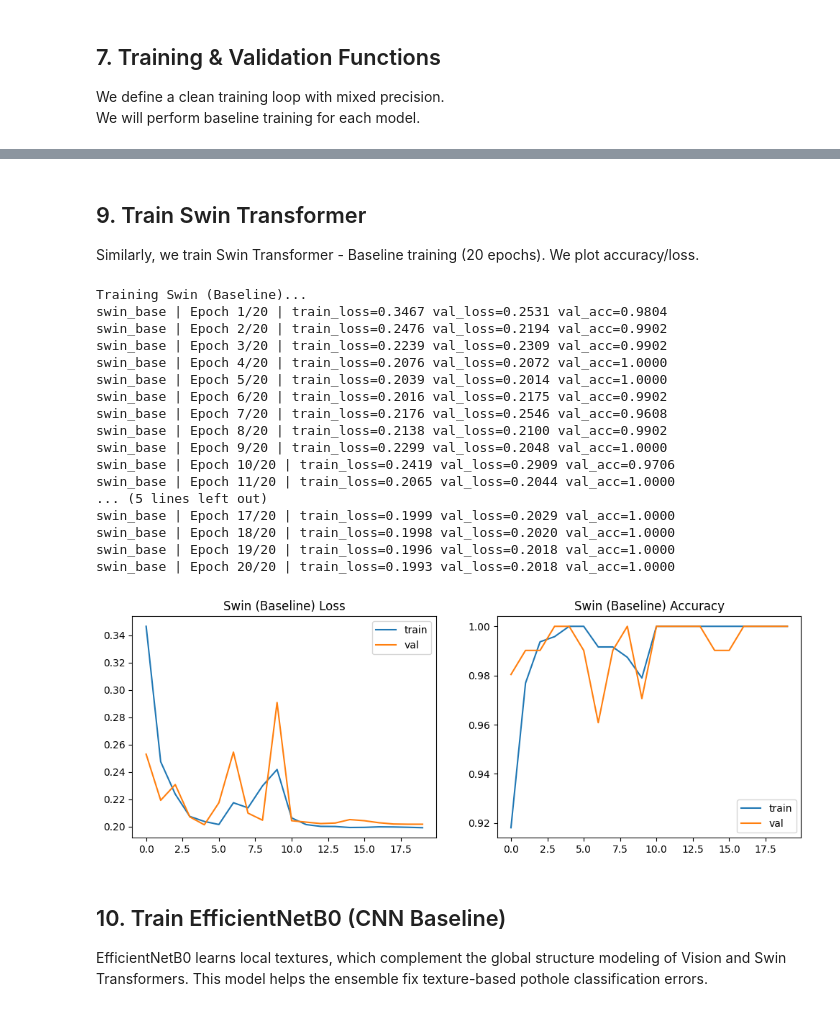
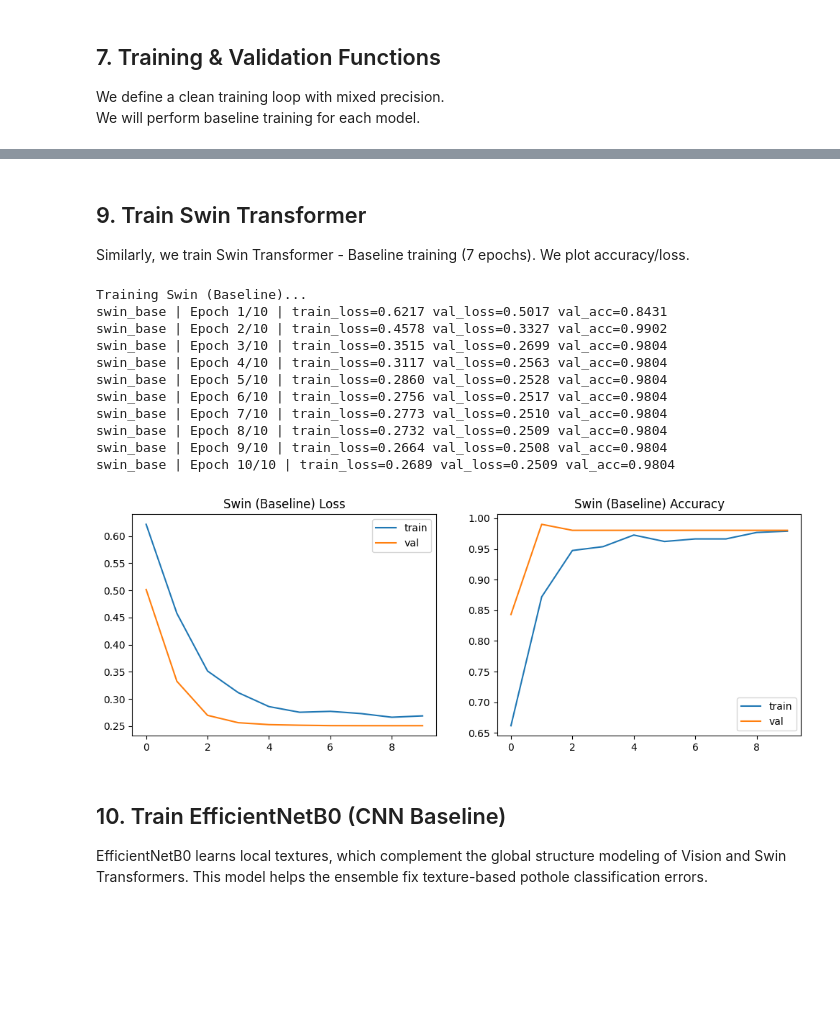
Before and after one commit to sakshammgarg/PotholeDetection, a Jupyter notebook: Model/pothole_pipeline.ipynb, the cells around one changed output, grey strips where cells are left out. Drawn from its saved outputs; the diff is of its cells as text; code cells hidden in the pictures; blank space fills up the shorter version.

```diff
--- a/Model/pothole_pipeline.ipynb
+++ b/Model/pothole_pipeline.ipynb
@@ -293,27 +373,34 @@ def validate(model, loader, criterion):
     )
 
 def fit(model, epochs, lr, run_name):
-    opt = torch.optim.AdamW(model.parameters(), lr=lr, weight_decay=0.05)
-    criterion = nn.CrossEntropyLoss()
+    opt = torch.optim.AdamW(
+    filter(lambda p: p.requires_grad, model.parameters()),
+    lr=3e-4,
+    weight_decay=0.05
+    )
+    criterion = nn.CrossEntropyLoss(label_smoothing=0.1)
     scaler = GradScaler()
 
     hist = {"train_loss":[],"train_acc":[],"val_loss":[],"val_acc":[]}
 
+    MAX_EPOCHS = 10
+    PATIENCE = 2
+
     best_f1 = -1
-    for ep in range(1,epochs+1):
-        tr_l,tr_a,_ = train_epoch(model, train_loader, opt, criterion, scaler)
-        val_l,val_a, val_f1, _ = validate(model, val_loader, criterion)
+    wait = 0
 
-        hist["train_loss"].append(tr_l)
-        hist["train_acc"].append(tr_a)
-        hist["val_loss"].append(val_l)
-        hist["val_acc"].append(val_a)
-
-        print(f"{run_name} | Ep {ep}/{epochs} | tr_loss {tr_l:.4f} val_loss {val_l:.4f} val_acc {val_a:.4f}")
+    for ep in range(1, MAX_EPOCHS + 1):
+        tr_l,tr_a,_ = train_epoch(...)
+        val_l,val_a,val_f1,_ = validate(...)
 
         if val_f1 > best_f1:
             best_f1 = val_f1
+            wait = 0
             torch.save(model.state_dict(), f"models/{run_name}.pth")
+        else:
+            wait += 1
+            if wait >= PATIENCE:
+                break
 
     return hist
 # %% [markdown]
@@ -362,7 +449,11 @@ def fit(model, epochs, lr, run_name):
     model = model.to(device)
 
     criterion = nn.CrossEntropyLoss(label_smoothing=0.1)
-    optimizer = torch.optim.AdamW(model.parameters(), lr=lr, weight_decay=0.05)
+    optimizer = torch.optim.Adam(
+    filter(lambda p: p.requires_grad, model.parameters()),
+    lr=3e-4
+    )
+
     scaler = GradScaler("cuda")
 
     warmup_epochs = 3
@@ -420,12 +511,10 @@ def fit(model, epochs, lr, run_name):
         print(f"{run_name} | Epoch {ep}/{epochs} | "
               f"train_loss={train_loss:.4f} val_loss={val_loss:.4f} val_acc={val_acc:.4f}")
 
-        # Save best model
         if val_f1 > best_f1:
             best_f1 = val_f1
             torch.save(model.state_dict(), f"models/{run_name}.pth")
 
-        # Scheduler step
         (warmup_sched if ep <= warmup_epochs else cosine_sched).step()
 
     return history
@@ -435,7 +524,7 @@ torch.cuda.empty_cache()
 vit = build_vit().to(device)
 
 print("Training ViT (Baseline)...")
-hist_vit = fit(vit, epochs=20, lr=3e-4, run_name="vit_base")
+hist_vit = fit(vit, epochs=10, lr=3e-4, run_name="vit_base")
 plot_hist(hist_vit, "ViT (Baseline)")
 # %% [output]
 The secret `HF_TOKEN` does not exist in your Colab secrets.
@@ -464,33 +547,27 @@ vit_base | Epoch 20/20 | train_loss=0.1988 val_loss=0.2068 val_acc=0.9902
 # %% [markdown]
 ## 9. Train Swin Transformer
-Similarly, we train Swin Transformer - Baseline training (20 epochs).
+Similarly, we train Swin Transformer - Baseline training (7 epochs).
 We plot accuracy/loss.
 # %%
 torch.cuda.empty_cache()
 swin = build_swin().to(device)
 
 print("Training Swin (Baseline)...")
-hist_swin = fit(swin, epochs=20, lr=3e-4, run_name="swin_base")
+hist_swin = fit(swin, epochs=10, lr=3e-4, run_name="swin_base")
 plot_hist(hist_swin, "Swin (Baseline)")
 # %% [output]
 Training Swin (Baseline)...
-swin_base | Epoch 1/20 | train_loss=0.3467 val_loss=0.2531 val_acc=0.9804
-swin_base | Epoch 2/20 | train_loss=0.2476 val_loss=0.2194 val_acc=0.9902
-swin_base | Epoch 3/20 | train_loss=0.2239 val_loss=0.2309 val_acc=0.9902
-swin_base | Epoch 4/20 | train_loss=0.2076 val_loss=0.2072 val_acc=1.0000
-swin_base | Epoch 5/20 | train_loss=0.2039 val_loss=0.2014 val_acc=1.0000
-swin_base | Epoch 6/20 | train_loss=0.2016 val_loss=0.2175 val_acc=0.9902
-swin_base | Epoch 7/20 | train_loss=0.2176 val_loss=0.2546 val_acc=0.9608
-swin_base | Epoch 8/20 | train_loss=0.2138 val_loss=0.2100 val_acc=0.9902
-swin_base | Epoch 9/20 | train_loss=0.2299 val_loss=0.2048 val_acc=1.0000
-swin_base | Epoch 10/20 | train_loss=0.2419 val_loss=0.2909 val_acc=0.9706
-swin_base | Epoch 11/20 | train_loss=0.2065 val_loss=0.2044 val_acc=1.0000
-... (5 lines left out)
-swin_base | Epoch 17/20 | train_loss=0.1999 val_loss=0.2029 val_acc=1.0000
-swin_base | Epoch 18/20 | train_loss=0.1998 val_loss=0.2020 val_acc=1.0000
-swin_base | Epoch 19/20 | train_loss=0.1996 val_loss=0.2018 val_acc=1.0000
-swin_base | Epoch 20/20 | train_loss=0.1993 val_loss=0.2018 val_acc=1.0000
+swin_base | Epoch 1/10 | train_loss=0.6217 val_loss=0.5017 val_acc=0.8431
+swin_base | Epoch 2/10 | train_loss=0.4578 val_loss=0.3327 val_acc=0.9902
+swin_base | Epoch 3/10 | train_loss=0.3515 val_loss=0.2699 val_acc=0.9804
+swin_base | Epoch 4/10 | train_loss=0.3117 val_loss=0.2563 val_acc=0.9804
+swin_base | Epoch 5/10 | train_loss=0.2860 val_loss=0.2528 val_acc=0.9804
+swin_base | Epoch 6/10 | train_loss=0.2756 val_loss=0.2517 val_acc=0.9804
+swin_base | Epoch 7/10 | train_loss=0.2773 val_loss=0.2510 val_acc=0.9804
+swin_base | Epoch 8/10 | train_loss=0.2732 val_loss=0.2509 val_acc=0.9804
+swin_base | Epoch 9/10 | train_loss=0.2664 val_loss=0.2508 val_acc=0.9804
+swin_base | Epoch 10/10 | train_loss=0.2689 val_loss=0.2509 val_acc=0.9804
-[figure, old version]
+[figure, new version]
 # %% [markdown]
 ## 10. Train EfficientNetB0 (CNN Baseline)
 
```
Also changed, not shown: parts of 22 cells of this notebook.
